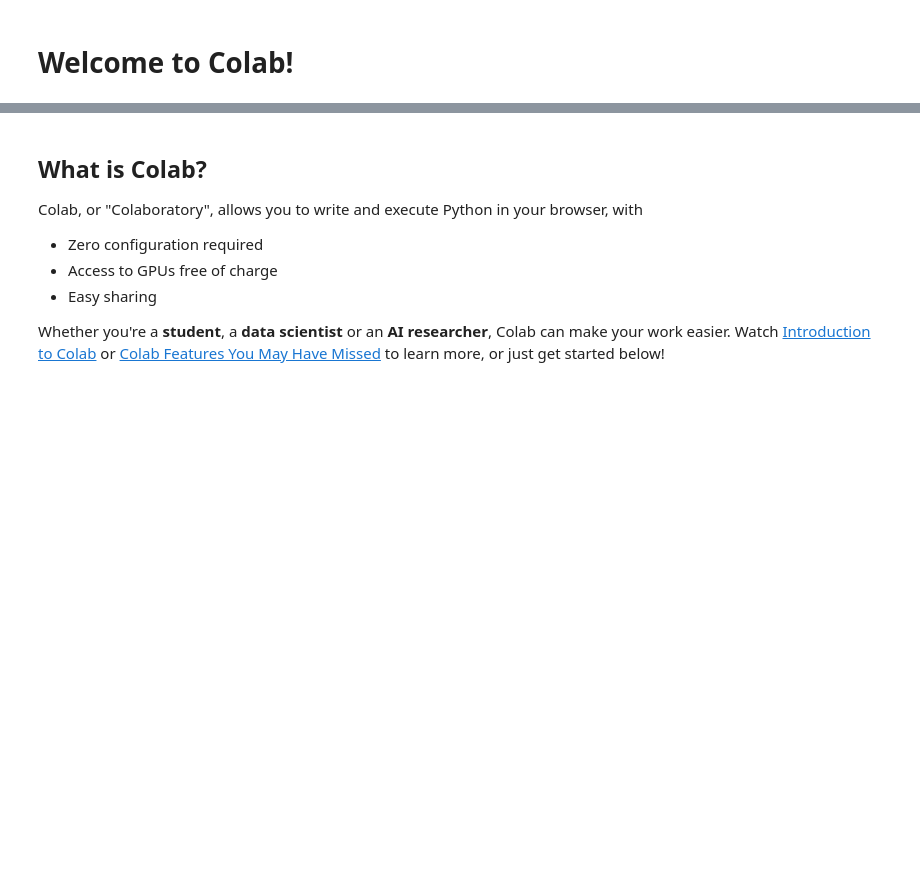
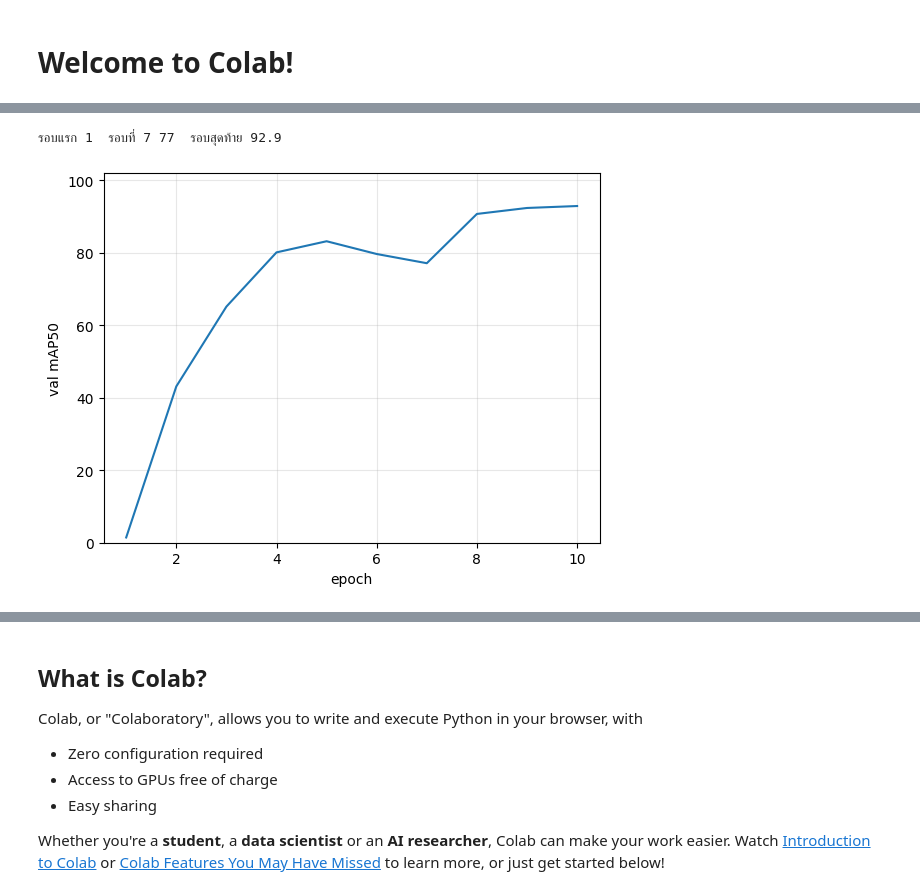
Before and after one commit to Woramet-su/openapi, a Jupyter notebook: Welcome_To_Colab.ipynb, the cells around one changed output, grey strips where cells are left out. Cells and saved outputs as stored; diff of their text form; code cells hidden in the pictures; blank space fills up the shorter version.

```diff
--- a/Welcome_To_Colab.ipynb
+++ b/Welcome_To_Colab.ipynb
@@ -218,0 +155,15 @@ for bn in [False, True]:
+# %%
+import pandas as pd
+import matplotlib.pyplot as plt
+
+def curve(run):
+    df = pd.read_csv(f'{ROOT}/runs/{run}/results.csv')
+    df.columns = [c.strip() for c in df.columns]
+    return df['metrics/mAP50(B)'].values * 100
+
+m = curve('finetune')
+print('รอบแรก %.0f  รอบที่ 7 %.0f  รอบสุดท้าย %.1f' % (m[0], m[6], m[-1]))
+plt.plot(range(1, len(m)+1), m); plt.xlabel('epoch'); plt.ylabel('val mAP50'); plt.ylim(0, 102); plt.grid(alpha=.3); plt.show()
+# %% [output]
+รอบแรก 1  รอบที่ 7 77  รอบสุดท้าย 92.9
+[figure, added]
```
Also changed, not shown: parts of 37 cells of this notebook.
